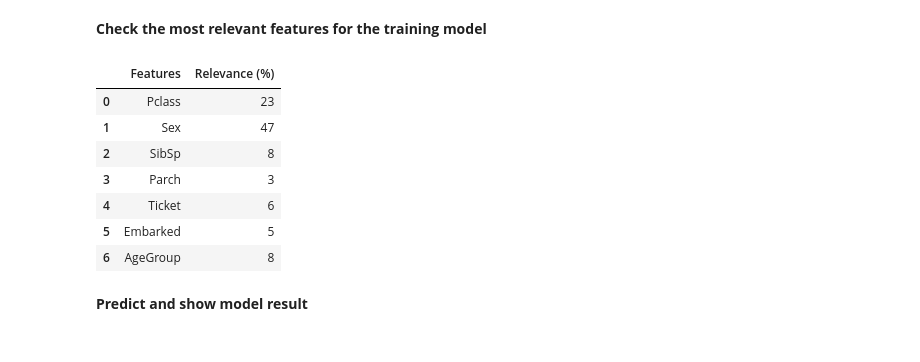
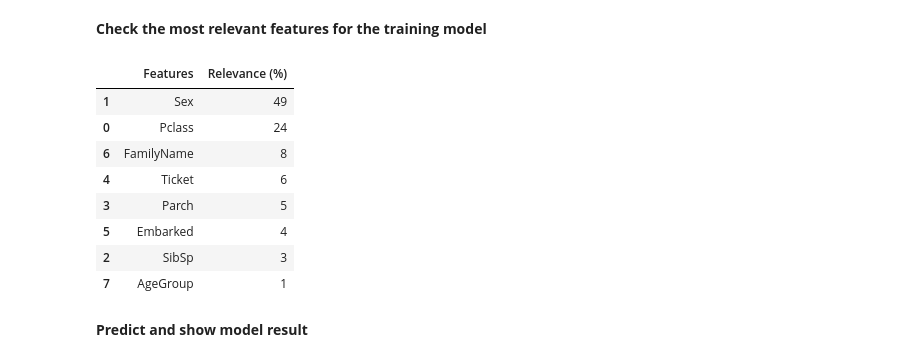
Before and after one commit to faustofcjr/artificial-intelligence, a Jupyter notebook: kaggle/titanic/decision_tree_classifier.ipynb, the cells around one changed output. Saved outputs shown, nothing was run; the diff lists cells and outputs as text; code cells hidden in the pictures.

Commit message:
Kaggle/Titanic
- Add Family Name column;
- Refactoring Percentage of missing data

```diff
--- a/kaggle/titanic/decision_tree_classifier.ipynb
+++ b/kaggle/titanic/decision_tree_classifier.ipynb
@@ -102,22 +102,17 @@ _ = pipeline.fit(X_train, y_train)
 # %% [markdown]
 __Check the most relevant features for the training model__
 # %%
-featimps = decision_tree_classifier.feature_importances_
-pctimps = list(map(lambda fi: round(fi * 100), featimps))
-
-pd.DataFrame({
-    "Features": X_train.columns,
-    "Relevance (%)": pctimps
-})
+func.get_feature_importances(decision_tree_classifier, X_train)
 # %% [output]
 |  | Features | Relevance (%) |
-| 0 | Pclass | 23 |
-| 1 | Sex | 47 |
-| 2 | SibSp | 8 |
-| 3 | Parch | 3 |
+| 1 | Sex | 49 |
+| 0 | Pclass | 24 |
+| 6 | FamilyName | 8 |
 | 4 | Ticket | 6 |
-| 5 | Embarked | 5 |
-| 6 | AgeGroup | 8 |
+| 3 | Parch | 5 |
+| 5 | Embarked | 4 |
+| 2 | SibSp | 3 |
+| 7 | AgeGroup | 1 |
 # %% [markdown]
 __Predict and show model result__
 # %%
```
Also changed, not shown: parts of 9 cells of this notebook, 8 other files.
